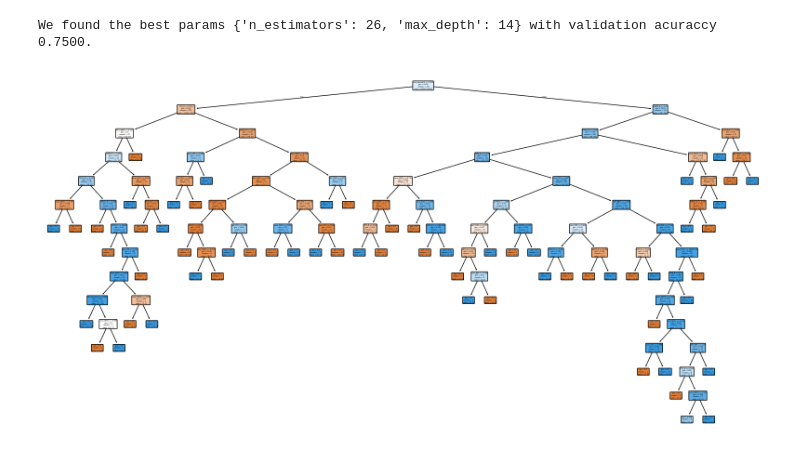
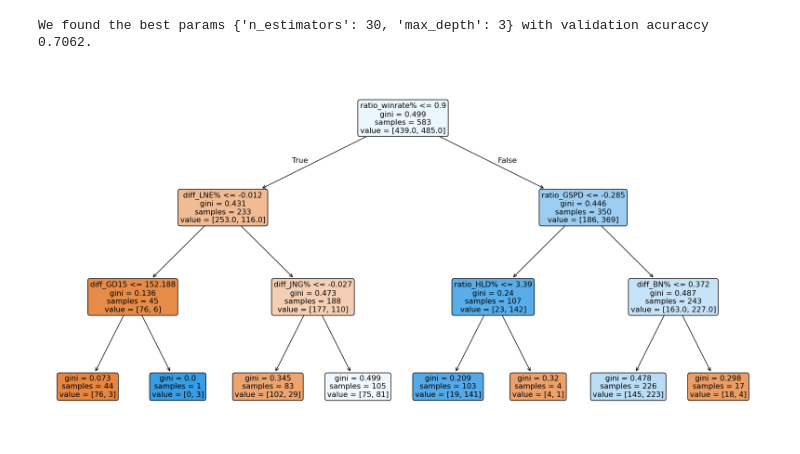
Before and after one commit to pavlila/lol-worlds-2025-predict, a Jupyter notebook: notebooks/random_forest_train.ipynb, the cells around one changed output. Cells and saved outputs as stored; diff of their text form; code cells hidden in the pictures.

```diff
--- a/notebooks/random_forest_train.ipynb
+++ b/notebooks/random_forest_train.ipynb
@@ -33,7 +33,7 @@ Accuracy score (val): 0.684211
 # %%
 param_grid = {
-    'n_estimators': range(1,80),
-    'max_depth': range(1,30)
+    'n_estimators': range(28,31),
+    'max_depth': range(2,5)
 }
 
 param_comb = ParameterGrid(param_grid)
@@ -46,22 +46,22 @@ for params in param_comb:
 best_params = param_comb[np.argmax(val_metric)]
 print(f"We found the best params {best_params} with validation acuraccy {max(val_metric):.4f}.")
 # %% [output]
-We found the best params {'n_estimators': 26, 'max_depth': 14} with validation acuraccy 0.7500.
+We found the best params {'n_estimators': 30, 'max_depth': 3} with validation acuraccy 0.7062.
 # %%
 from sklearn import tree
 import matplotlib.pyplot as plt
 
-clfRF = RandomForestClassifier(n_estimators=26, max_depth=14, random_state = random_seed).fit(Xtrain, ytrain)
+clfRF = RandomForestClassifier(n_estimators=30, max_depth=3, random_state = random_seed).fit(Xtrain, ytrain)
 
 estimator = clfRF.estimators_[0]
 
 plt.figure(figsize=(20, 10))
 tree.plot_tree(
     estimator,
     feature_names=list(Xdata.columns),
     filled=True,
-    rounded=True
+    rounded=True,
 )
 plt.show()
 # %% [output]
-[figure, old version]
+[figure, new version]
```
Also changed, not shown: parts of 1 cell of this notebook, 25 other files.
